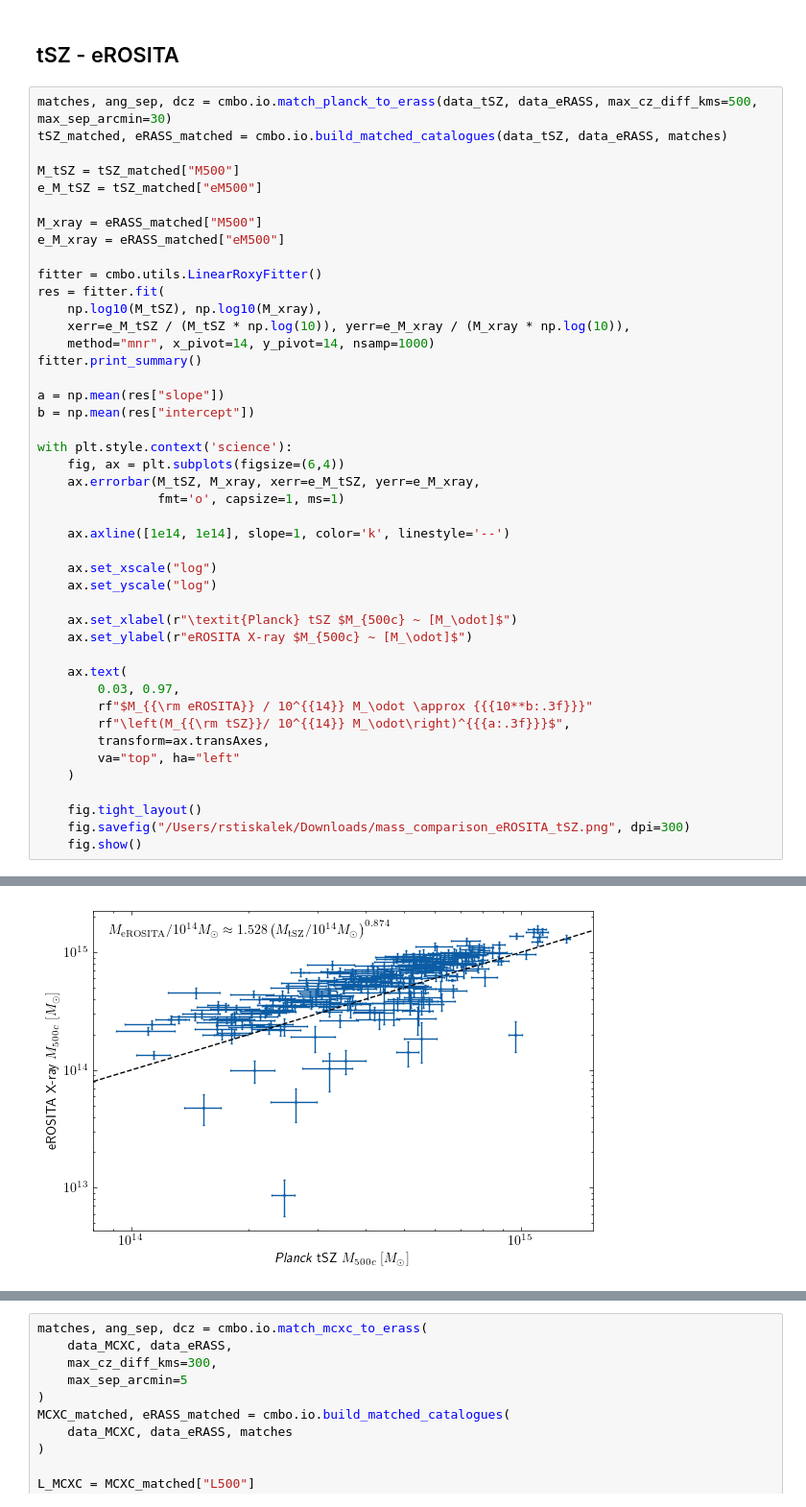
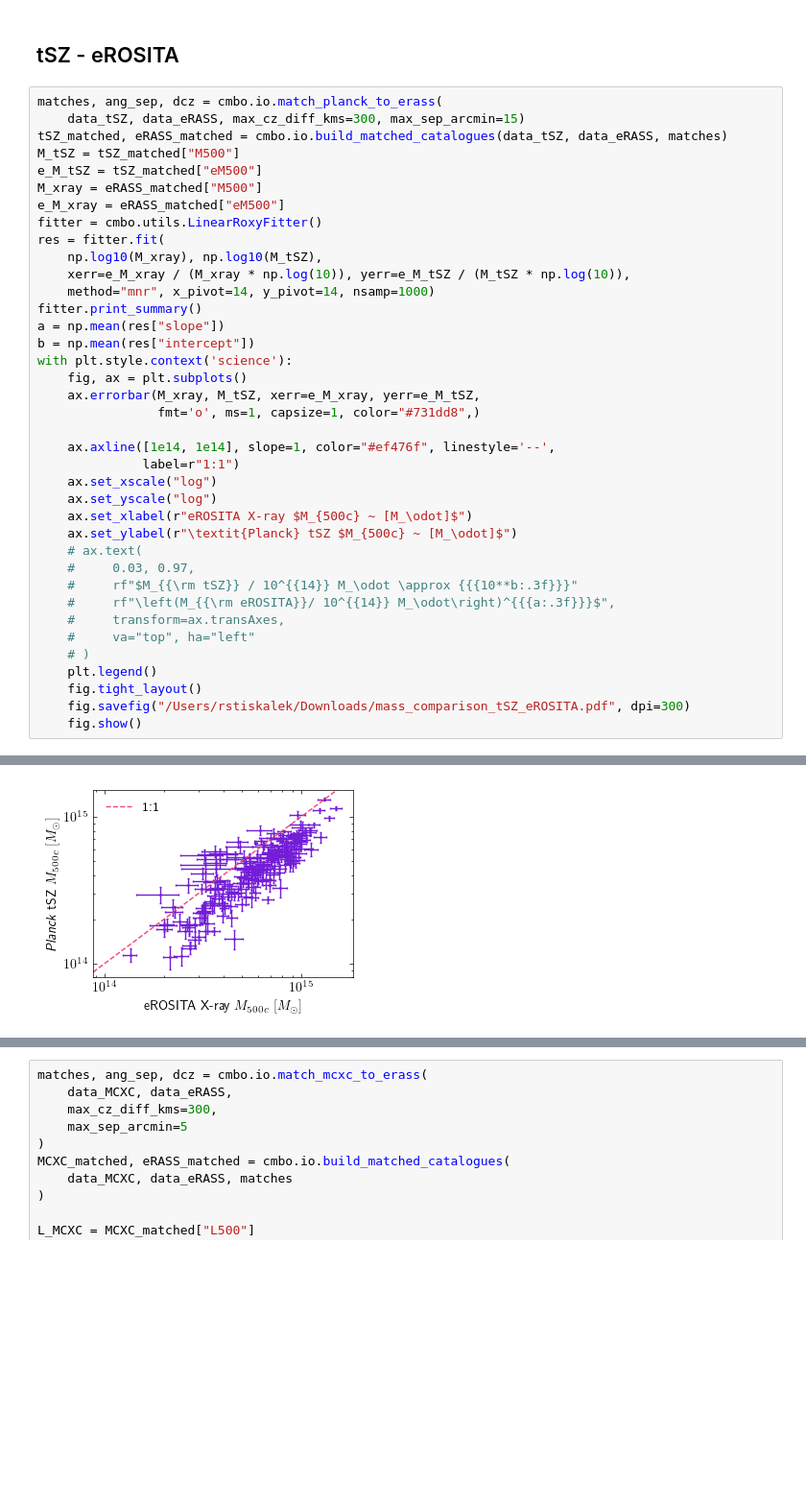
Before and after one commit to Richard-Sti/CMBOlympics, a Jupyter notebook: notebooks/comparison_mass_xray_tSZ.ipynb, the cells around one changed output, grey strips where cells are left out. Shown at 96% size. Drawn from its saved outputs; the diff is of its cells as text; blank space fills up the shorter version.

```diff
--- a/notebooks/comparison_mass_xray_tSZ.ipynb
+++ b/notebooks/comparison_mass_xray_tSZ.ipynb
@@ -87,48 +93,42 @@ Warning: NumPyro samples not found in result object.
 # %% [markdown]
 ## tSZ - eROSITA
 # %%
-matches, ang_sep, dcz = cmbo.io.match_planck_to_erass(data_tSZ, data_eRASS, max_cz_diff_kms=500, max_sep_arcmin=30)
+matches, ang_sep, dcz = cmbo.io.match_planck_to_erass(
+    data_tSZ, data_eRASS, max_cz_diff_kms=300, max_sep_arcmin=15)
 tSZ_matched, eRASS_matched = cmbo.io.build_matched_catalogues(data_tSZ, data_eRASS, matches)
-
 M_tSZ = tSZ_matched["M500"]
 e_M_tSZ = tSZ_matched["eM500"]
-
 M_xray = eRASS_matched["M500"]
 e_M_xray = eRASS_matched["eM500"]
-
 fitter = cmbo.utils.LinearRoxyFitter()
 res = fitter.fit(
-    np.log10(M_tSZ), np.log10(M_xray),
-    xerr=e_M_tSZ / (M_tSZ * np.log(10)), yerr=e_M_xray / (M_xray * np.log(10)),
+    np.log10(M_xray), np.log10(M_tSZ),
+    xerr=e_M_xray / (M_xray * np.log(10)), yerr=e_M_tSZ / (M_tSZ * np.log(10)),
     method="mnr", x_pivot=14, y_pivot=14, nsamp=1000)
 fitter.print_summary()
-
 a = np.mean(res["slope"])
 b = np.mean(res["intercept"])
+with plt.style.context('science'):
+    fig, ax = plt.subplots()
+    ax.errorbar(M_xray, M_tSZ, xerr=e_M_xray, yerr=e_M_tSZ,
+                fmt='o', ms=1, capsize=1, color="#731dd8",)
 
-with plt.style.context('science'):
-    fig, ax = plt.subplots(figsize=(6,4))
-    ax.errorbar(M_tSZ, M_xray, xerr=e_M_tSZ, yerr=e_M_xray,
-                fmt='o', capsize=1, ms=1)
-
-    ax.axline([1e14, 1e14], slope=1, color='k', linestyle='--')
-
+    ax.axline([1e14, 1e14], slope=1, color="#ef476f", linestyle='--',
+              label=r"1:1")
     ax.set_xscale("log")
     ax.set_yscale("log")
-
-    ax.set_xlabel(r"\textit{Planck} tSZ $M_{500c} ~ [M_\odot]$")
-    ax.set_ylabel(r"eROSITA X-ray $M_{500c} ~ [M_\odot]$")
-
-    ax.text(
-        0.03, 0.97,
-        rf"$M_{{\rm eROSITA}} / 10^{{14}} M_\odot \approx {{{10**b:.3f}}}"
-        rf"\left(M_{{\rm tSZ}}/ 10^{{14}} M_\odot\right)^{{{a:.3f}}}$",
-        transform=ax.transAxes,
-        va="top", ha="left"
-    )
-
+    ax.set_xlabel(r"eROSITA X-ray $M_{500c} ~ [M_\odot]$")
+    ax.set_ylabel(r"\textit{Planck} tSZ $M_{500c} ~ [M_\odot]$")
+    # ax.text(
+    #     0.03, 0.97,
+    #     rf"$M_{{\rm tSZ}} / 10^{{14}} M_\odot \approx {{{10**b:.3f}}}"
+    #     rf"\left(M_{{\rm eROSITA}}/ 10^{{14}} M_\odot\right)^{{{a:.3f}}}$",
+    #     transform=ax.transAxes,
+    #     va="top", ha="left"
+    # )
+    plt.legend()
     fig.tight_layout()
-    fig.savefig("/Users/rstiskalek/Downloads/mass_comparison_eROSITA_tSZ.png", dpi=300)
+    fig.savefig("/Users/rstiskalek/Downloads/mass_comparison_tSZ_eROSITA.pdf", dpi=300)
     fig.show()
 # %% [output]
 Optimisation Results:
@@ -148,4 +148,4 @@ Running MCMC
 
 Number of divergences: 0
 Warning: NumPyro samples not found in result object.
-[figure, old version]
+[figure, new version]
```
Also changed, not shown: parts of 7 cells of this notebook, 6 other files.
